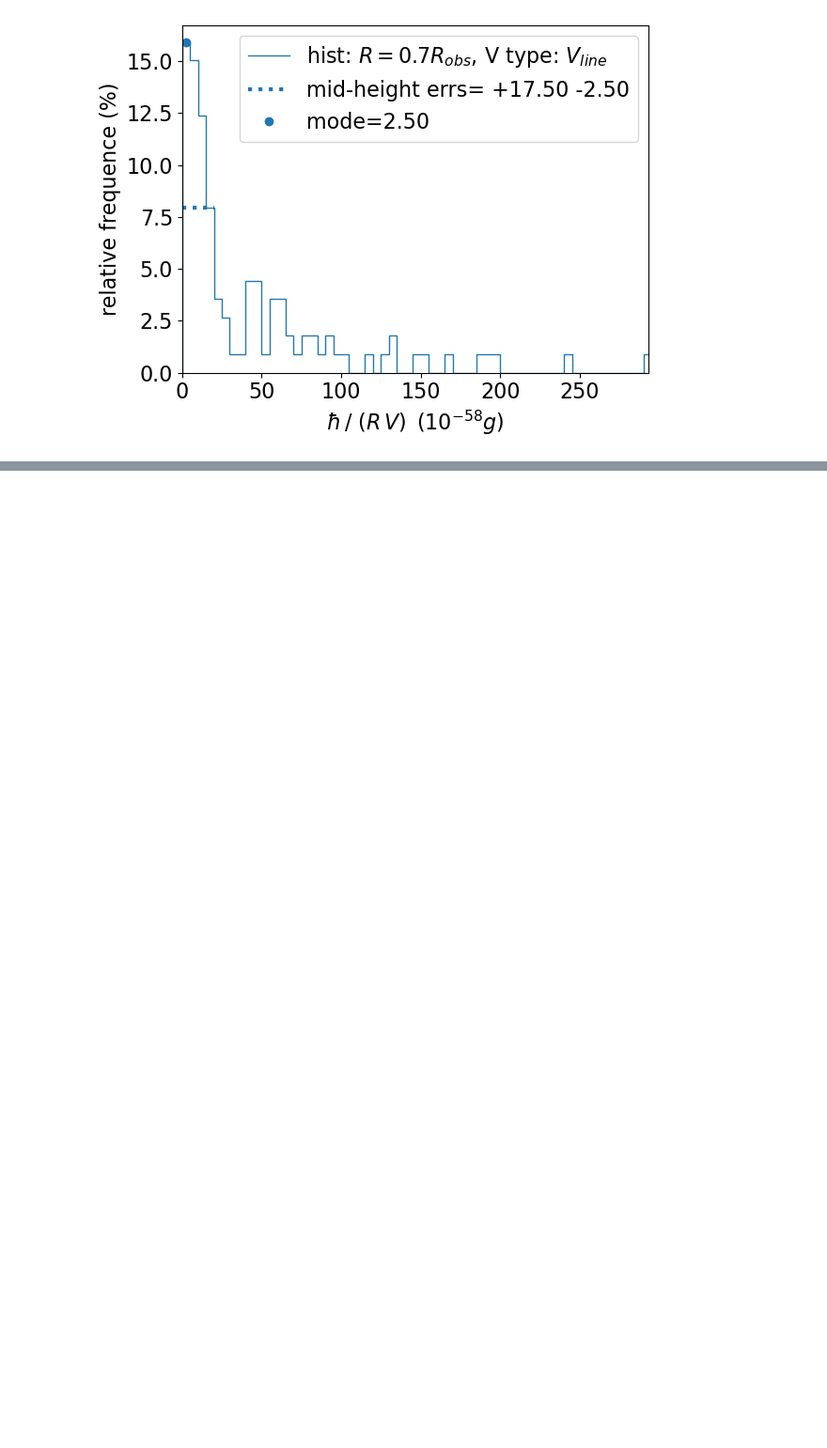
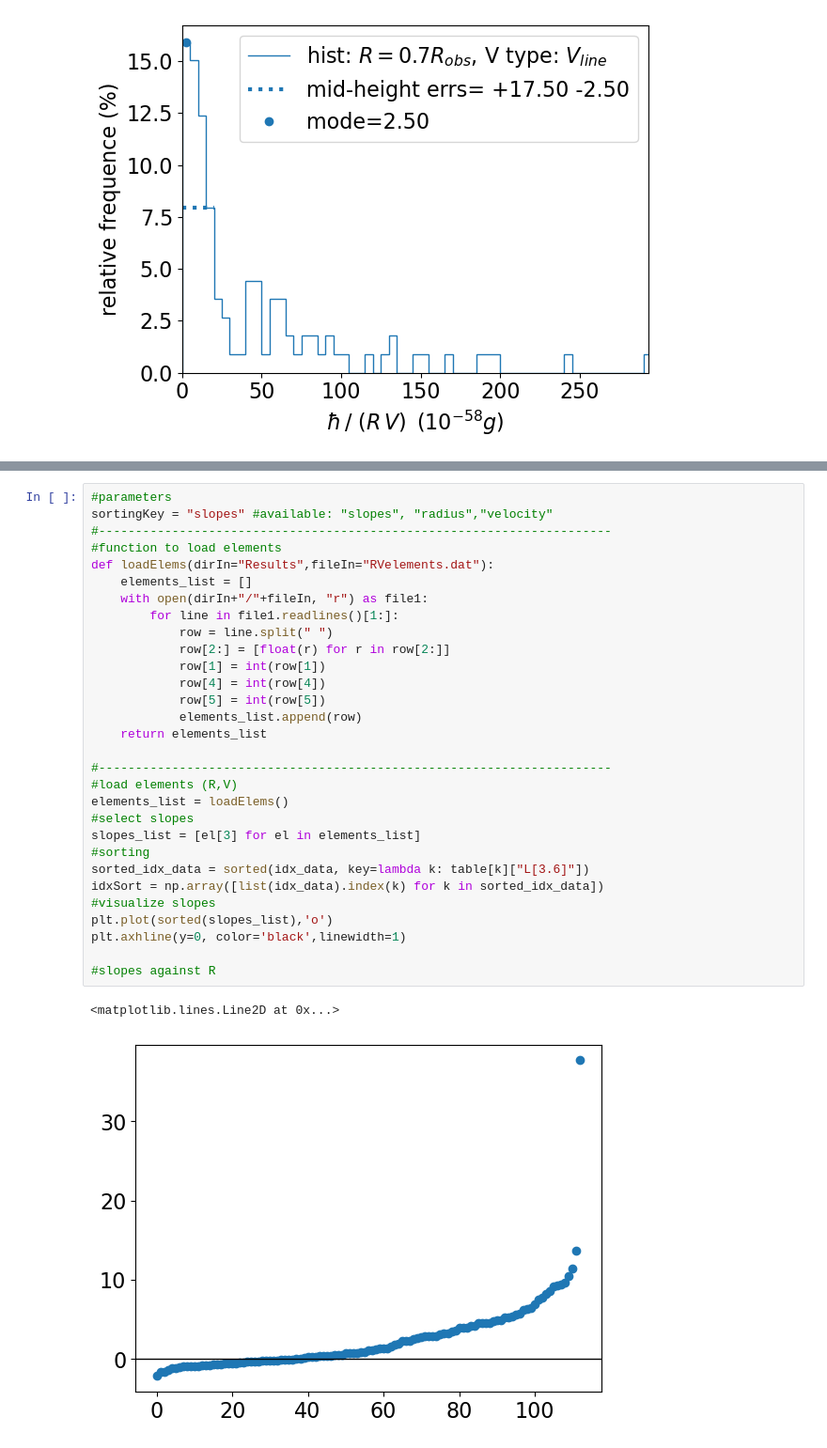
Before and after one commit to GaiaMarangon/PhD-SPARC_analysis, a Jupyter notebook: sparcRVelements.ipynb, the cells around one changed output, grey strips where cells are left out. Shown at 94% size. Cells and saved outputs as stored; diff of their text form; blank space fills up the shorter version.

```diff
--- a/sparcRVelements.ipynb
+++ b/sparcRVelements.ipynb
@@ -478,0 +599,33 @@ list
+# %%
+#parameters
+sortingKey = "slopes" #available: "slopes", "radius","velocity"
+#----------------------------------------------------------------------
+#function to load elements
+def loadElems(dirIn="Results",fileIn="RVelements.dat"):
+    elements_list = []
+    with open(dirIn+"/"+fileIn, "r") as file1:
+        for line in file1.readlines()[1:]:
+            row = line.split(" ")
+            row[2:] = [float(r) for r in row[2:]]
+            row[1] = int(row[1])
+            row[4] = int(row[4])
+            row[5] = int(row[5])
+            elements_list.append(row)
+    return elements_list
+
+#----------------------------------------------------------------------
+#load elements (R,V)
+elements_list = loadElems()
+#select slopes
+slopes_list = [el[3] for el in elements_list]
+#sorting
+sorted_idx_data = sorted(idx_data, key=lambda k: table[k]["L[3.6]"])
+idxSort = np.array([list(idx_data).index(k) for k in sorted_idx_data])
+#visualize slopes
+plt.plot(sorted(slopes_list),'o')
+plt.axhline(y=0, color='black',linewidth=1)
+
+#slopes against R
+# %% [output]
+<matplotlib.lines.Line2D at 0x...>
+[figure, added]
```
Also changed, not shown: parts of 6 cells of this notebook, 2 other files.
